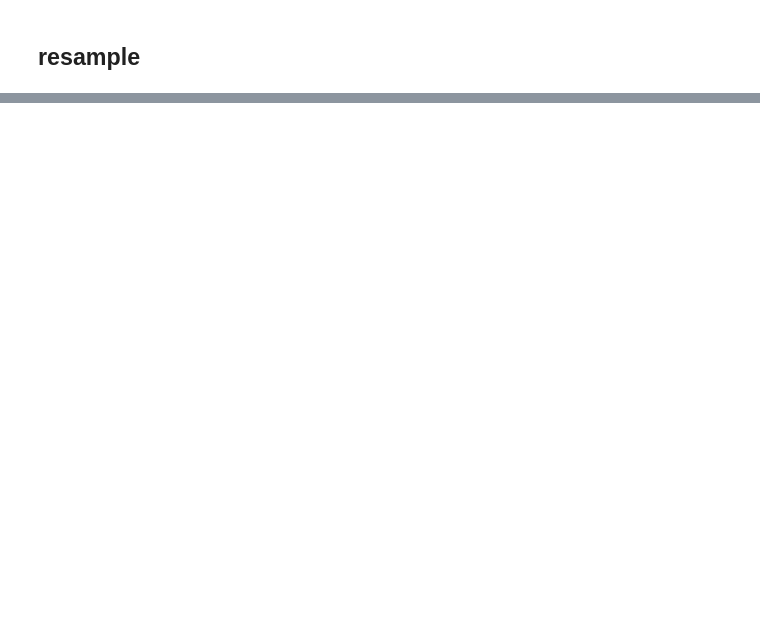
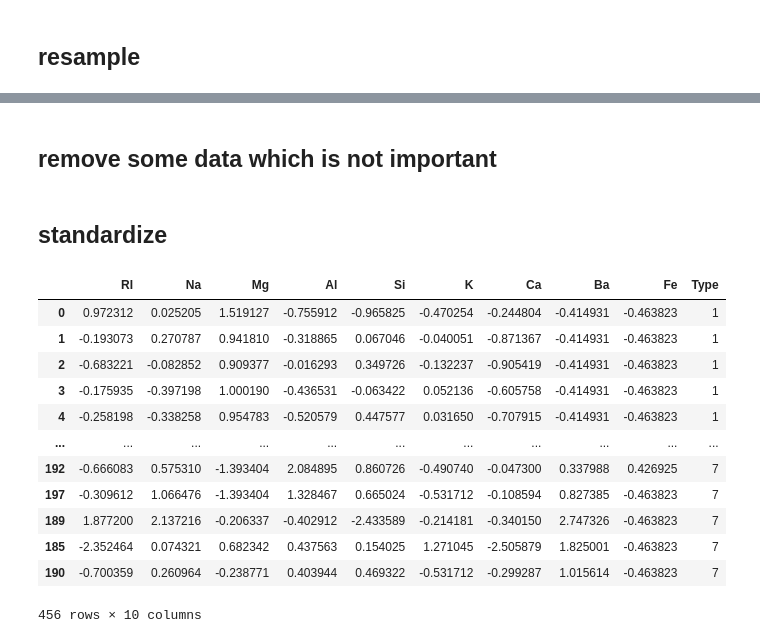
Before and after one commit to notfakearcher/yanjun, a Jupyter notebook: 01_topics/machine_learning/supervised_learning/majorityvoting.ipynb, the cells around one changed output, grey strips where cells are left out. Drawn from its saved outputs; the diff is of its cells as text; code cells hidden in the pictures; blank space fills up the shorter version.

```diff
--- a/01_topics/machine_learning/supervised_learning/majorityvoting.ipynb
+++ b/01_topics/machine_learning/supervised_learning/majorityvoting.ipynb
@@ -130 +120,3 @@ glass_2
 456 rows × 11 columns
+# %% [markdown]
+## remove some data which is not important
@@ -130,0 +126,22 @@ glass_2
+# %% [markdown]
+## standardize
+# %%
+st = StandardScaler()
+glass_3 = st.fit_transform(glass_3)
+glass_3 = pd.DataFrame(data = glass_3, index = glass_4.index, columns = glass_4.columns)
+glass_3['Type'] = glass_4['Type']
+glass_3
+# %% [output]
+|  | RI | Na | Mg | Al | Si | K | Ca | Ba | Fe | Type |
+| 0 | 0.972312 | 0.025205 | 1.519127 | -0.755912 | -0.965825 | -0.470254 | -0.244804 | -0.414931 | -0.463823 | 1 |
+| 1 | -0.193073 | 0.270787 | 0.941810 | -0.318865 | 0.067046 | -0.040051 | -0.871367 | -0.414931 | -0.463823 | 1 |
+| 2 | -0.683221 | -0.082852 | 0.909377 | -0.016293 | 0.349726 | -0.132237 | -0.905419 | -0.414931 | -0.463823 | 1 |
+| 3 | -0.175935 | -0.397198 | 1.000190 | -0.436531 | -0.063422 | 0.052136 | -0.605758 | -0.414931 | -0.463823 | 1 |
+| 4 | -0.258198 | -0.338258 | 0.954783 | -0.520579 | 0.447577 | 0.031650 | -0.707915 | -0.414931 | -0.463823 | 1 |
+| ... | ... | ... | ... | ... | ... | ... | ... | ... | ... | ... |
+| 192 | -0.666083 | 0.575310 | -1.393404 | 2.084895 | 0.860726 | -0.490740 | -0.047300 | 0.337988 | 0.426925 | 7 |
+| 197 | -0.309612 | 1.066476 | -1.393404 | 1.328467 | 0.665024 | -0.531712 | -0.108594 | 0.827385 | -0.463823 | 7 |
+| 189 | 1.877200 | 2.137216 | -0.206337 | -0.402912 | -2.433589 | -0.214181 | -0.340150 | 2.747326 | -0.463823 | 7 |
+| 185 | -2.352464 | 0.074321 | 0.682342 | 0.437563 | 0.154025 | 1.271045 | -2.505879 | 1.825001 | -0.463823 | 7 |
+| 190 | -0.700359 | 0.260964 | -0.238771 | 0.403944 | 0.469322 | -0.531712 | -0.299287 | 1.015614 | -0.463823 | 7 |
+456 rows × 10 columns
```
Also changed, not shown: parts of 6 cells of this notebook.
